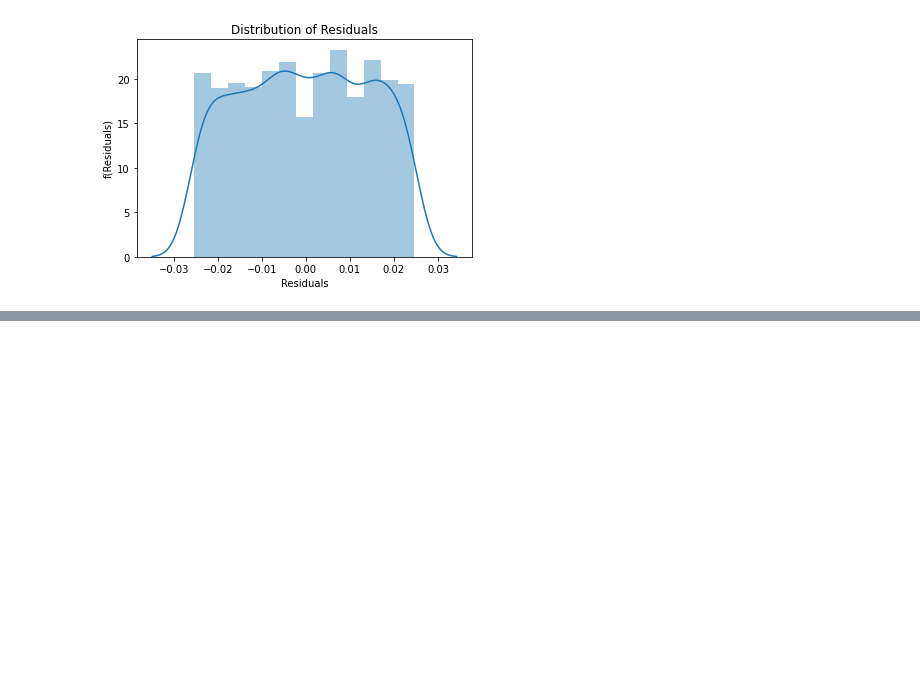
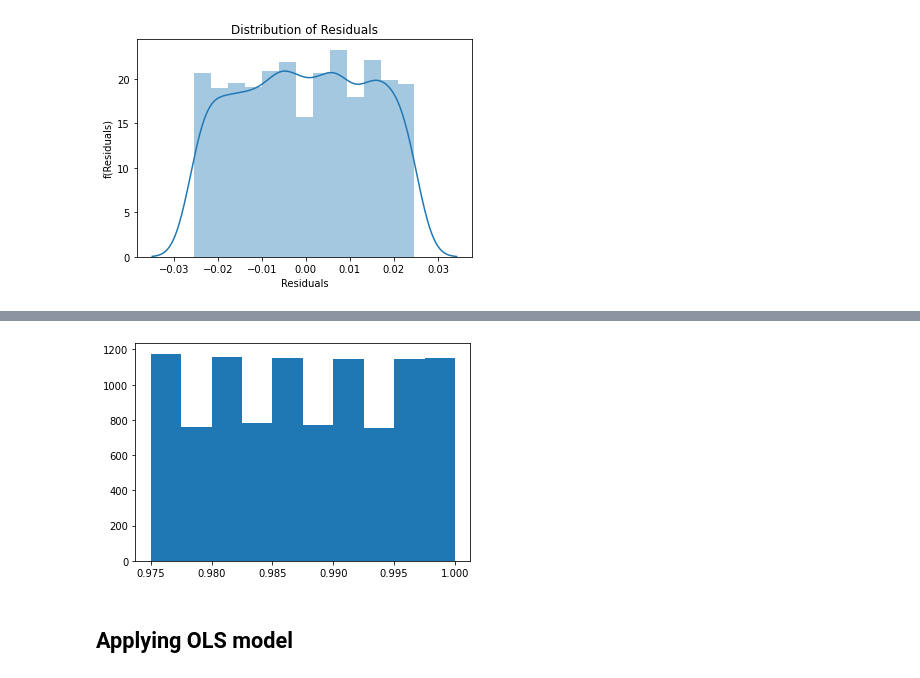
Before and after one commit to rawat999/Propulsion-Plants-Decay-Evaluation, a Jupyter notebook: Propulsion_Plants_Decay_Evaluation.ipynb, the cells around one changed output, grey strips where cells are left out. Cells and saved outputs as stored; diff of their text form; code cells hidden in the pictures; blank space fills up the shorter version.

```diff
--- a/Propulsion_Plants_Decay_Evaluation.ipynb
+++ b/Propulsion_Plants_Decay_Evaluation.ipynb
@@ -563,0 +650,7 @@ plt.show()
+# %%
+plt.hist(df_for_Turbine.iloc[:,-1])
+plt.show()
+# %% [output]
+[figure, added]
+# %% [markdown]
+## Applying OLS model
```
Also changed, not shown: parts of 42 cells of this notebook.
